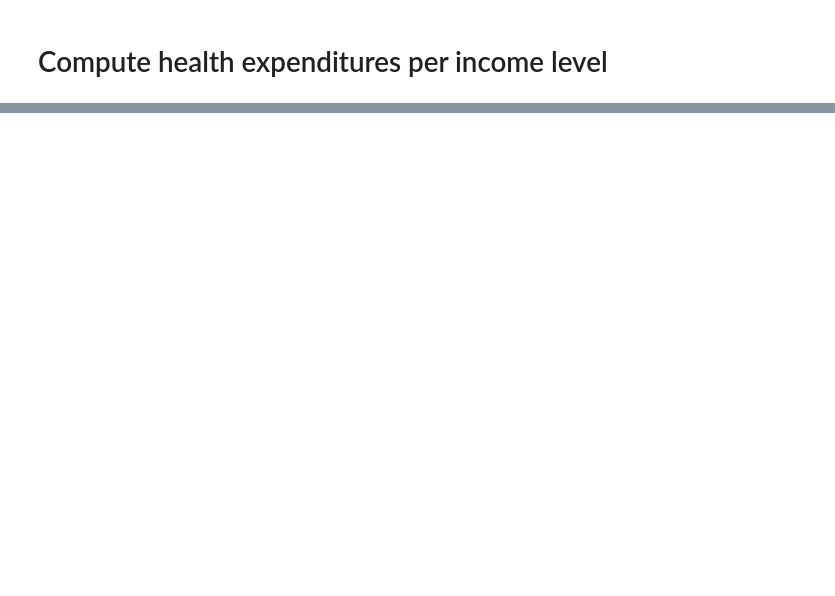
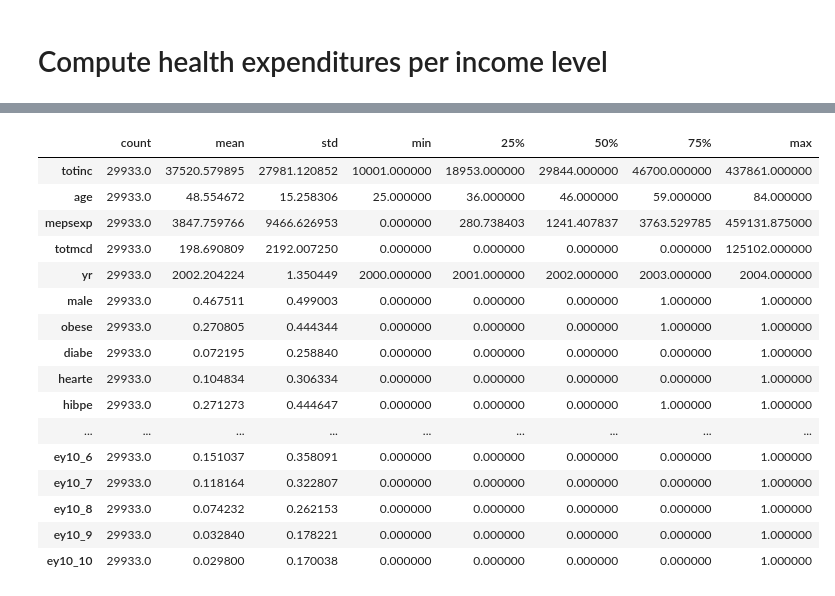
Before and after one commit to pcmichaud/agghealth_replicate, a Jupyter notebook: post/Figure D2 Health Spending by Income.ipynb, the cells around one changed output, grey strips where cells are left out. Saved outputs shown, nothing was run; the diff lists cells and outputs as text; code cells hidden in the pictures; blank space fills up the shorter version.

```diff
--- a/post/Figure D2 Health Spending by Income.ipynb
+++ b/post/Figure D2 Health Spending by Income.ipynb
@@ -244,0 +128,38 @@ plt.show()
+# %%
+data = df[['totinc','age','mepsexp','totmcd','yr','male','obese','diabe','hearte','hibpe','stroke','lunge','perwt','smoken','smokev']].dropna(axis=0)
+# %%
+data['loginc'] = np.log(data['totinc'])
+data['m'] = data['mepsexp']
+#- data['totmcd']
+#0.1*data['m'].mean()
+data['logm'] = np.log(1.0 + data['m'])
+# %%
+model = wls('loginc ~ C(age) + C(yr) ',data=data,var_weights=np.asarray(data['perwt'])).fit()
+# + smoken + smokev + obese + diabe + stroke + hibpe + lunge + hearte + male
+data.loc[:,'ey'] = model.resid.to_list()
+data.ey = (data.ey - data.ey.mean())/data.ey.std()
+data['ey'] = data['ey'].clip(lower=-2.5,upper=2.5)
+data['ey10'] = pd.cut(data['ey'],bins=10,labels=[x for x in range(1,11)])
+# %%
+for q in range(1,11):
+	data['ey10_'+str(q)] = np.where(data['ey10']==q,1,0)
+# %%
+data.describe().transpose()
+# %% [output]
+|  | count | mean | std | min | 25% | 50% | 75% | max |
+| totinc | 29933.0 | 37520.579895 | 27981.120852 | 10001.000000 | 18953.000000 | 29844.000000 | 46700.000000 | 437861.000000 |
+| age | 29933.0 | 48.554672 | 15.258306 | 25.000000 | 36.000000 | 46.000000 | 59.000000 | 84.000000 |
+| mepsexp | 29933.0 | 3847.759766 | 9466.626953 | 0.000000 | 280.738403 | 1241.407837 | 3763.529785 | 459131.875000 |
+| totmcd | 29933.0 | 198.690809 | 2192.007250 | 0.000000 | 0.000000 | 0.000000 | 0.000000 | 125102.000000 |
+| yr | 29933.0 | 2002.204224 | 1.350449 | 2000.000000 | 2001.000000 | 2002.000000 | 2003.000000 | 2004.000000 |
+| male | 29933.0 | 0.467511 | 0.499003 | 0.000000 | 0.000000 | 0.000000 | 1.000000 | 1.000000 |
+| obese | 29933.0 | 0.270805 | 0.444344 | 0.000000 | 0.000000 | 0.000000 | 1.000000 | 1.000000 |
+| diabe | 29933.0 | 0.072195 | 0.258840 | 0.000000 | 0.000000 | 0.000000 | 0.000000 | 1.000000 |
+| hearte | 29933.0 | 0.104834 | 0.306334 | 0.000000 | 0.000000 | 0.000000 | 0.000000 | 1.000000 |
+| hibpe | 29933.0 | 0.271273 | 0.444647 | 0.000000 | 0.000000 | 0.000000 | 1.000000 | 1.000000 |
+| ... | ... | ... | ... | ... | ... | ... | ... | ... |
+| ey10_6 | 29933.0 | 0.151037 | 0.358091 | 0.000000 | 0.000000 | 0.000000 | 0.000000 | 1.000000 |
+| ey10_7 | 29933.0 | 0.118164 | 0.322807 | 0.000000 | 0.000000 | 0.000000 | 0.000000 | 1.000000 |
+| ey10_8 | 29933.0 | 0.074232 | 0.262153 | 0.000000 | 0.000000 | 0.000000 | 0.000000 | 1.000000 |
+| ey10_9 | 29933.0 | 0.032840 | 0.178221 | 0.000000 | 0.000000 | 0.000000 | 0.000000 | 1.000000 |
+| ey10_10 | 29933.0 | 0.029800 | 0.170038 | 0.000000 | 0.000000 | 0.000000 | 0.000000 | 1.000000 |
```
Also changed, not shown: parts of 51 cells of this notebook, 8 other files.
